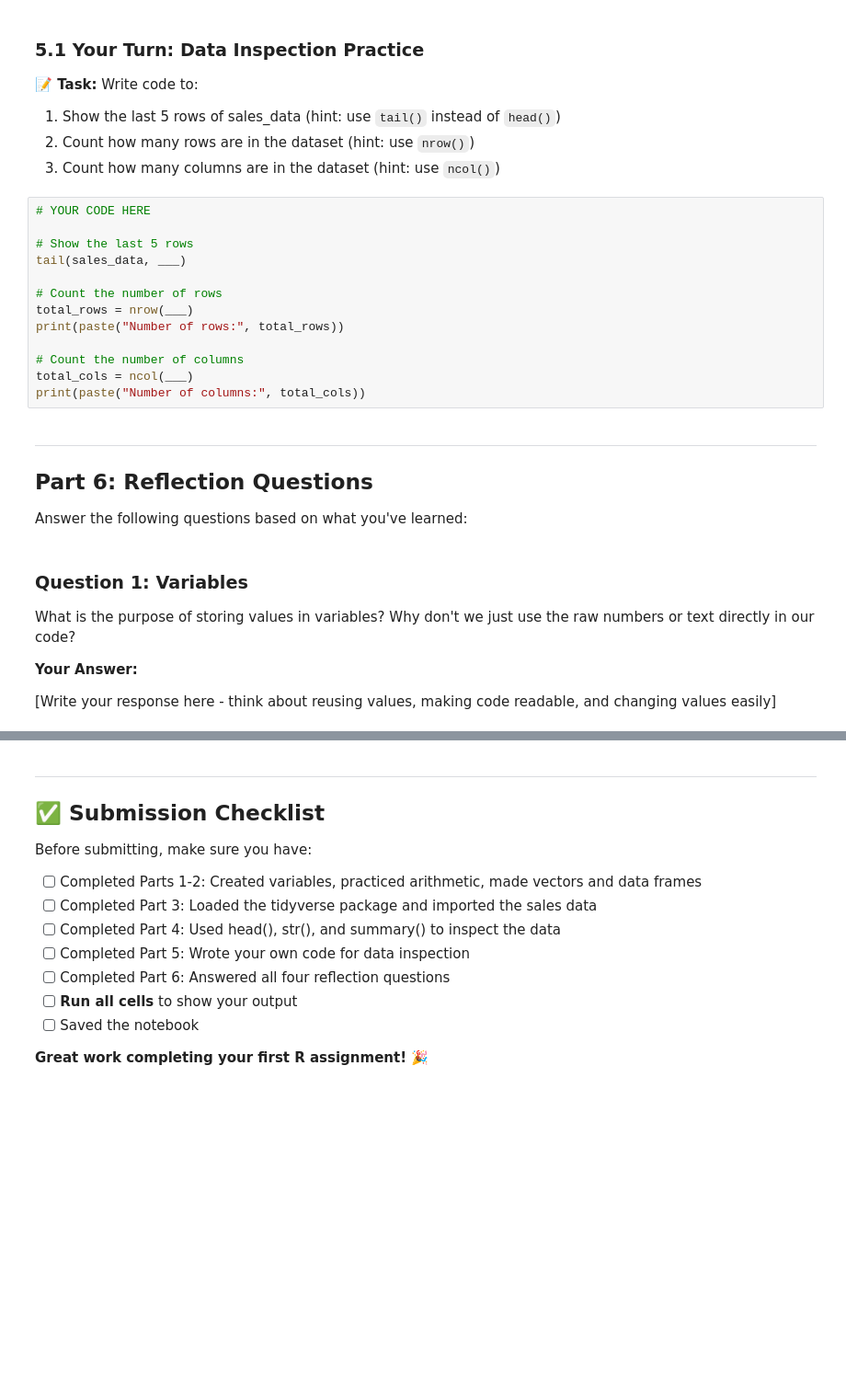
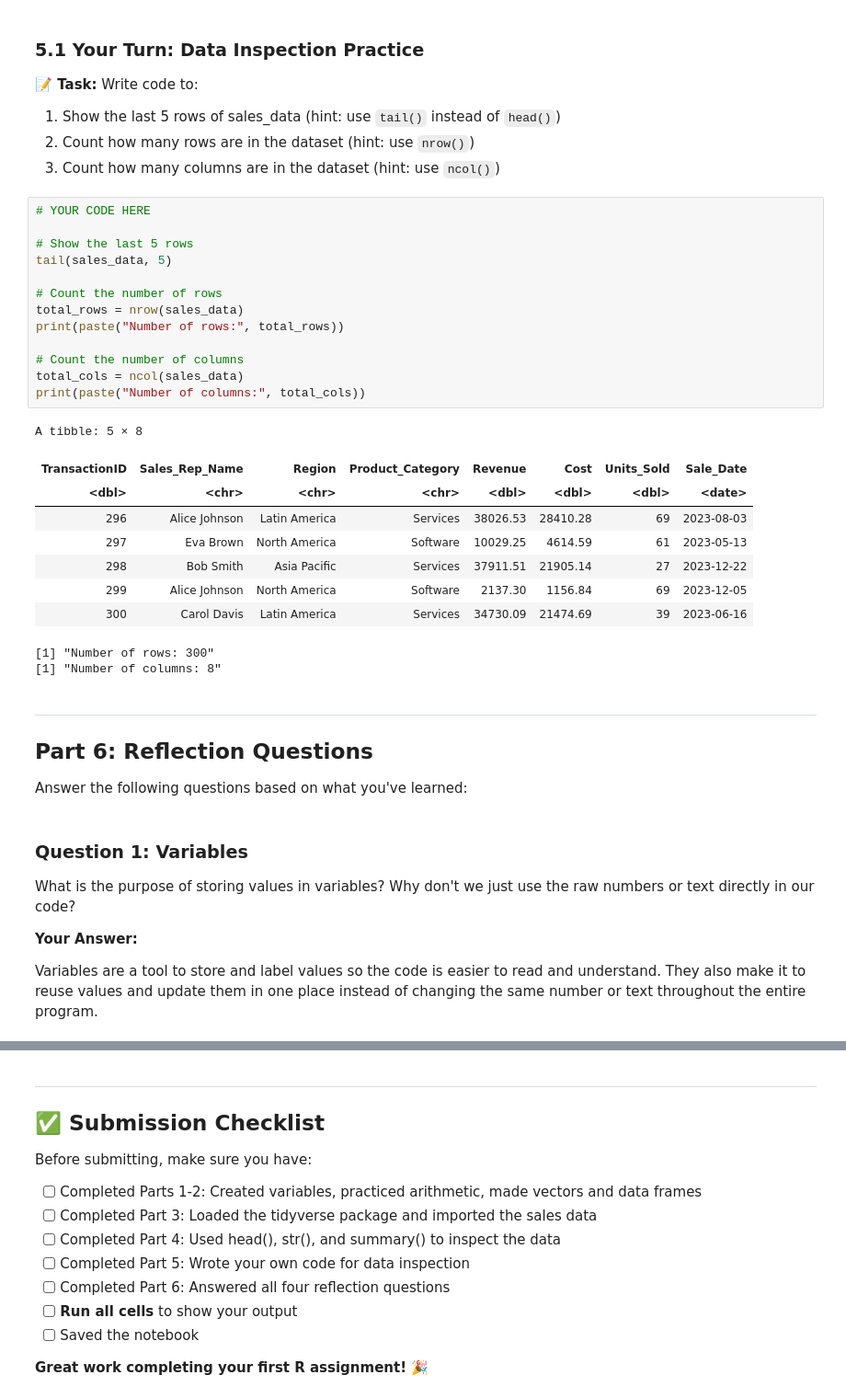
Before and after one commit to UTSA-Humphries-Data-Science/assignment-1-version-3-vivicowan, a Jupyter notebook: assignment/Homework/Cowan_Vivianna_kxb432_homework_lesson_1.ipynb, the cells around one changed output, grey strips where cells are left out. Shown at 92% size. Cells and saved outputs as stored; diff of their text form; blank space fills up the shorter version.

```diff
--- a/assignment/Homework/Cowan_Vivianna_kxb432_homework_lesson_1.ipynb
+++ b/assignment/Homework/Cowan_Vivianna_kxb432_homework_lesson_1.ipynb
@@ -499,16 +499,27 @@ Let's practice using the inspection functions on your own!
 # %%
 # YOUR CODE HERE
 
 # Show the last 5 rows
-tail(sales_data, ___)
+tail(sales_data, 5)
 
 # Count the number of rows
-total_rows = nrow(___)
+total_rows = nrow(sales_data)
 print(paste("Number of rows:", total_rows))
 
 # Count the number of columns
-total_cols = ncol(___)
+total_cols = ncol(sales_data)
 print(paste("Number of columns:", total_cols))
+# %% [output]
+A tibble: 5 × 8
+| TransactionID | Sales_Rep_Name | Region | Product_Category | Revenue | Cost | Units_Sold | Sale_Date |
+| <dbl> | <chr> | <chr> | <chr> | <dbl> | <dbl> | <dbl> | <date> |
+| 296 | Alice Johnson | Latin America | Services | 38026.53 | 28410.28 | 69 | 2023-08-03 |
+| 297 | Eva Brown | North America | Software | 10029.25 | 4614.59 | 61 | 2023-05-13 |
+| 298 | Bob Smith | Asia Pacific | Services | 37911.51 | 21905.14 | 27 | 2023-12-22 |
+| 299 | Alice Johnson | North America | Software | 2137.30 | 1156.84 | 69 | 2023-12-05 |
+| 300 | Carol Davis | Latin America | Services | 34730.09 | 21474.69 | 39 | 2023-06-16 |
+[1] "Number of rows: 300"
+[1] "Number of columns: 8"
 # %% [markdown]
 ---
 
@@ -522,7 +533,7 @@ What is the purpose of storing values in variables? Why don't we just use the ra
 
 **Your Answer:**
 
-[Write your response here - think about reusing values, making code readable, and changing values easily]
+Variables are a tool to store and label values so the code is easier to read and understand. They also make it to reuse values and update them in one place instead of changing the same number or text throughout the entire program.
 # %% [markdown]
 ### Question 2: Data Structures
 
```
Also changed, not shown: parts of 5 cells of this notebook.
